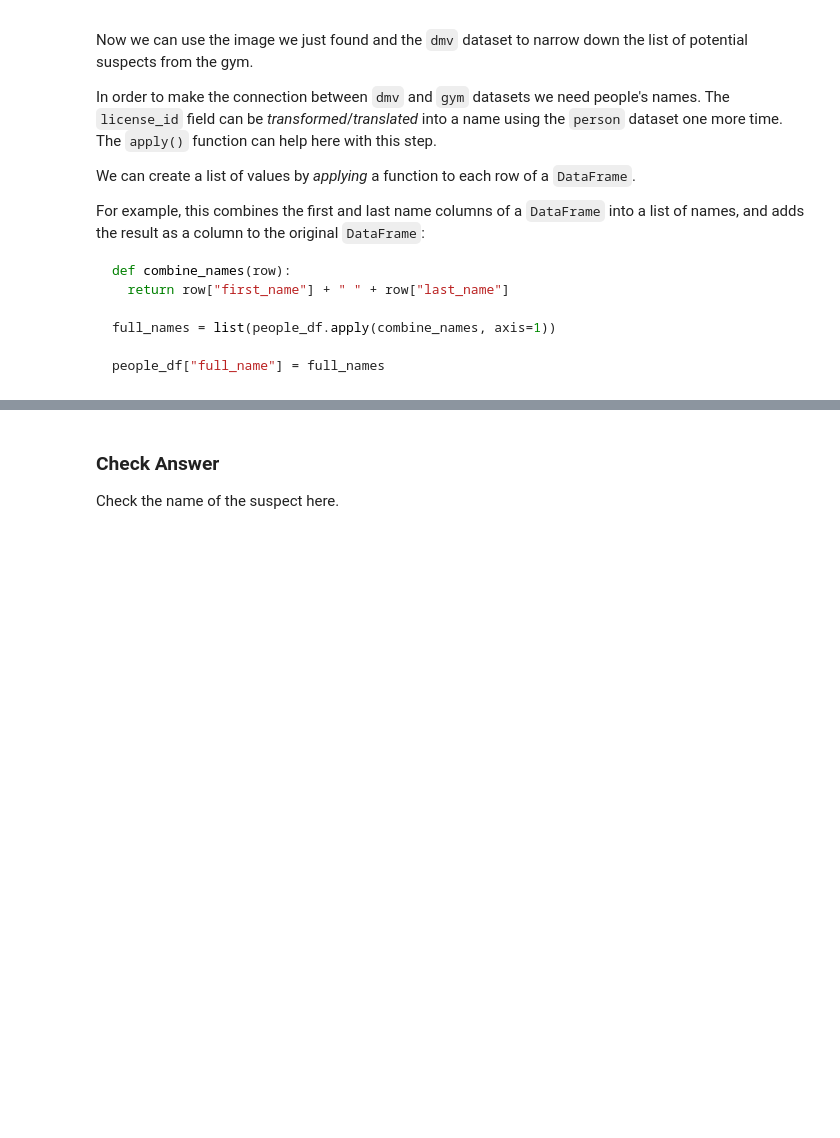
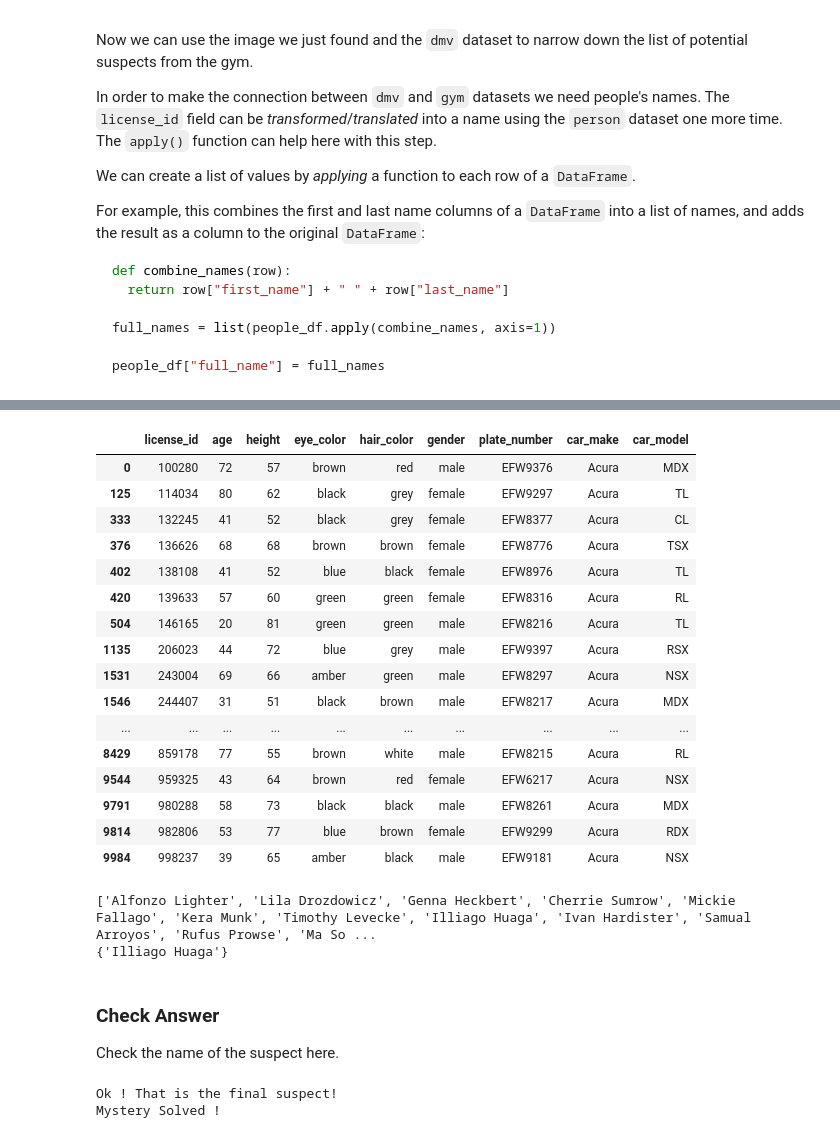
Before and after one commit to AI-and-Machine-Learning-Fall-2026/Homework06, a Jupyter notebook: Homework06B.ipynb, the cells around one changed output, grey strips where cells are left out. Saved outputs shown, nothing was run; the diff lists cells and outputs as text; code cells hidden in the pictures; blank space fills up the shorter version.

```diff
--- a/Homework06B.ipynb
+++ b/Homework06B.ipynb
@@ -417,5 +417,5 @@ display(razze_posts_df.head())
 Check the found clues below.
 # %%
 # TODO: put name of potential gym suspects here
-potential_suspects_gym = ["list", "of", "all", "suspects", "from", "gym"]
+potential_suspects_gym = list(gold_members_df["name"])
 MysteryUtils.check("gym", potential_suspects_gym)
@@ -503,8 +536,51 @@ SO, they are great for doing _Venn diagram_ type of operations:
+# %%
+# TODO: get names from dmv dataset
+# My Note: From the last image we can see that the license plate number starts with "EFW", and it was installed in an Acura car.
+suspect_car_df = dmv_df[(dmv_df["car_make"] == "Acura") & (dmv_df["plate_number"].str.startswith("EFW"))]
+display(suspect_car_df)
+
+# My Note: Make each license ID into a name using the person CSV dataset
+def license_to_name(row):
+    persons_row_df = person_df[person_df["license_id"] == row["license_id"]]
+    return persons_row_df["name"].iloc[0]
+
+car_owner_names = list(suspect_car_df.apply(license_to_name, axis = 1))
+print(car_owner_names)
+
+
+
+# TODO: cross-reference with names of potential suspects from gym
+
+suspect = set(car_owner_names).intersection(set(potential_suspects_gym))
+print(suspect)
+# %% [output]
+|  | license_id | age | height | eye_color | hair_color | gender | plate_number | car_make | car_model |
+| 0 | 100280 | 72 | 57 | brown | red | male | EFW9376 | Acura | MDX |
+| 125 | 114034 | 80 | 62 | black | grey | female | EFW9297 | Acura | TL |
+| 333 | 132245 | 41 | 52 | black | grey | female | EFW8377 | Acura | CL |
+| 376 | 136626 | 68 | 68 | brown | brown | female | EFW8776 | Acura | TSX |
+| 402 | 138108 | 41 | 52 | blue | black | female | EFW8976 | Acura | TL |
+| 420 | 139633 | 57 | 60 | green | green | female | EFW8316 | Acura | RL |
+| 504 | 146165 | 20 | 81 | green | green | male | EFW8216 | Acura | TL |
+| 1135 | 206023 | 44 | 72 | blue | grey | male | EFW9397 | Acura | RSX |
+| 1531 | 243004 | 69 | 66 | amber | green | male | EFW8297 | Acura | NSX |
+| 1546 | 244407 | 31 | 51 | black | brown | male | EFW8217 | Acura | MDX |
+| ... | ... | ... | ... | ... | ... | ... | ... | ... | ... |
+| 8429 | 859178 | 77 | 55 | brown | white | male | EFW8215 | Acura | RL |
+| 9544 | 959325 | 43 | 64 | brown | red | female | EFW6217 | Acura | NSX |
+| 9791 | 980288 | 58 | 73 | black | black | male | EFW8261 | Acura | MDX |
+| 9814 | 982806 | 53 | 77 | blue | brown | female | EFW9299 | Acura | RDX |
+| 9984 | 998237 | 39 | 65 | amber | black | male | EFW9181 | Acura | NSX |
+['Alfonzo Lighter', 'Lila Drozdowicz', 'Genna Heckbert', 'Cherrie Sumrow', 'Mickie Fallago', 'Kera Munk', 'Timothy Levecke', 'Illiago Huaga', 'Ivan Hardister', 'Samual Arroyos', 'Rufus Prowse', 'Ma So ...
+{'Illiago Huaga'}
 # %% [markdown]
 ### Check Answer
 
 Check the name of the suspect here.
 # %%
 # TODO: put the name of the suspect here
-suspect_name = "HERE"
+suspect_name = "Illiago Huaga"
 MysteryUtils.check("suspect", suspect_name)
+# %% [output]
+Ok ! That is the final suspect!
+Mystery Solved !
```
Also changed, not shown: parts of 6 cells of this notebook.
